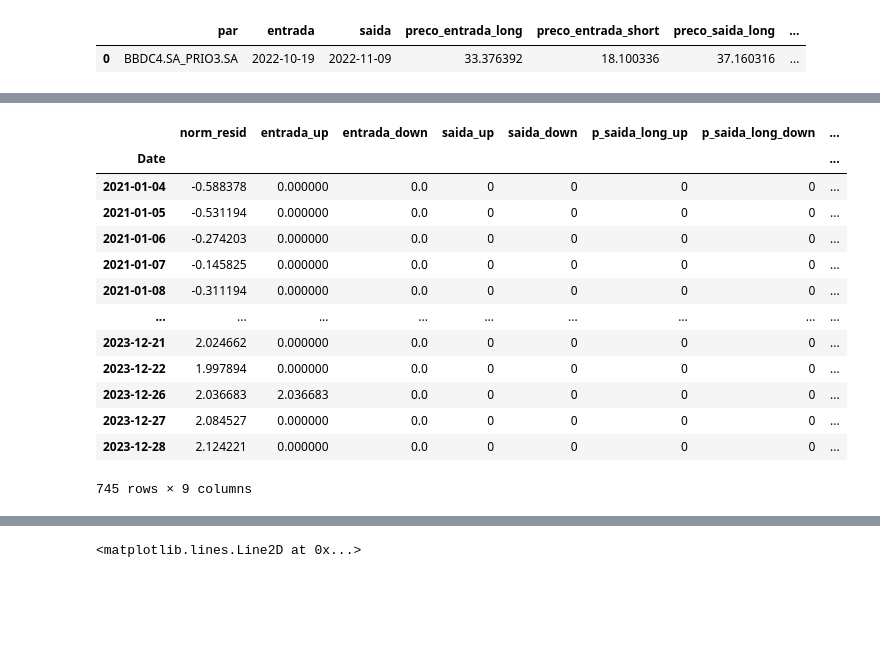
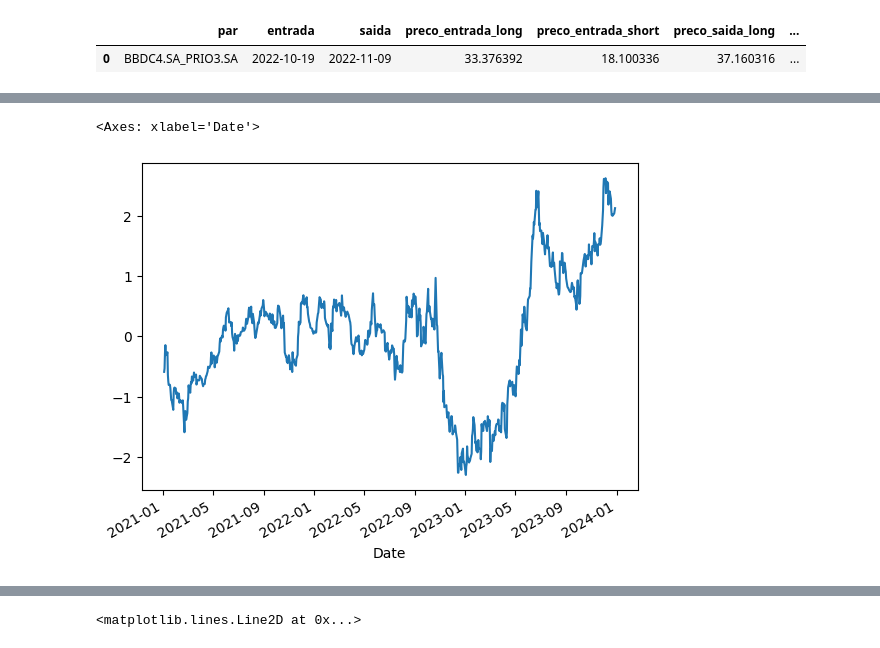
Before and after one commit to netofigueira/pairs_trading, a Jupyter notebook: pairs_trading.ipynb, the cells around one changed output, grey strips where cells are left out. Cells and saved outputs as stored; diff of their text form; code cells hidden in the pictures; blank space fills up the shorter version.

```diff
--- a/pairs_trading.ipynb
+++ b/pairs_trading.ipynb
@@ -582,0 +675,2 @@ Length: 745, dtype: float64
+# %%
+x = get_crossing_barriers(norm_resid=norm_resid)
@@ -582,0 +701,41 @@ Length: 745, dtype: float64
+# %%
+
+up_entries_dt = x[x.entry_up != 0].index
+series_tail = max(x.index)
+
+end_threshold = 0.5
+for data in up_entries_dt:
+
+    aux_start = data
+    end_trade = min( (data + timedelta(half_life)), series_tail)
+    trading_period = x.loc[data:end_trade]
+
+
+    entry_price_long = teste[pair2].loc[data]
+    entry_price_short = teste[pair1].loc[data]
+
+    for t in  trading_period.index:
+        p_saida_long = p_saida_short = 0
+        if (x.loc[t].norm_resid <= end_threshold):
+
+            trade_type = "success"
+            exit_price_long = teste[pair2].loc[t]
+            exit_price_short = teste[pair1].loc[t]
+            x['exit_up'].loc[t] = x.loc[t].norm_resid
+            x['exit_price_long'].loc[t] = exit_price_long
+            x['exit_price_short'].loc[t] = exit_price_short
+            trades.append([pair1 + "_" + pair2, data, t, entry_price_long, entry_price_short, exit_price_long, exit_price_short, trade_type])
+
+            break
+        else:
+            pass
+
+        if (exit_price_long == 0):
+            print('chegou_na_meia_vida')
+            tipo = "half_life"
+            exit_price_long = teste[pair2].loc[data_meia_vida]
+            exit_price_short = teste[pair1].loc[data_meia_vida]
+            x['exit_up'].loc[t] = x.loc[data_meia_vida].norm_resid
+            x['p_saida_long_up'].loc[t] = p_saida_long
+            x['p_saida_short_up'].loc[t] = p_saida_long
+            trades.append([pair1 + "_" + pair2, data, t, entry_price_long, entry_price_short, exit_price_long, exit_price_short, trade_type])
@@ -583,17 +758,5 @@ Length: 745, dtype: float64
 # %%
-x
+x.norm_resid.plot()
 # %% [output]
-|  | norm_resid | entrada_up | entrada_down | saida_up | saida_down | p_saida_long_up | p_saida_long_down | ... |
-| Date |  |  |  |  |  |  |  | ... |
-| 2021-01-04 | -0.588378 | 0.000000 | 0.0 | 0 | 0 | 0 | 0 | ... |
-| 2021-01-05 | -0.531194 | 0.000000 | 0.0 | 0 | 0 | 0 | 0 | ... |
-| 2021-01-06 | -0.274203 | 0.000000 | 0.0 | 0 | 0 | 0 | 0 | ... |
-| 2021-01-07 | -0.145825 | 0.000000 | 0.0 | 0 | 0 | 0 | 0 | ... |
-| 2021-01-08 | -0.311194 | 0.000000 | 0.0 | 0 | 0 | 0 | 0 | ... |
-| ... | ... | ... | ... | ... | ... | ... | ... | ... |
-| 2023-12-21 | 2.024662 | 0.000000 | 0.0 | 0 | 0 | 0 | 0 | ... |
-| 2023-12-22 | 1.997894 | 0.000000 | 0.0 | 0 | 0 | 0 | 0 | ... |
-| 2023-12-26 | 2.036683 | 2.036683 | 0.0 | 0 | 0 | 0 | 0 | ... |
-| 2023-12-27 | 2.084527 | 0.000000 | 0.0 | 0 | 0 | 0 | 0 | ... |
-| 2023-12-28 | 2.124221 | 0.000000 | 0.0 | 0 | 0 | 0 | 0 | ... |
-745 rows × 9 columns
+<Axes: xlabel='Date'>
+[figure, added]
```
Also changed, not shown: parts of 48 cells of this notebook.
